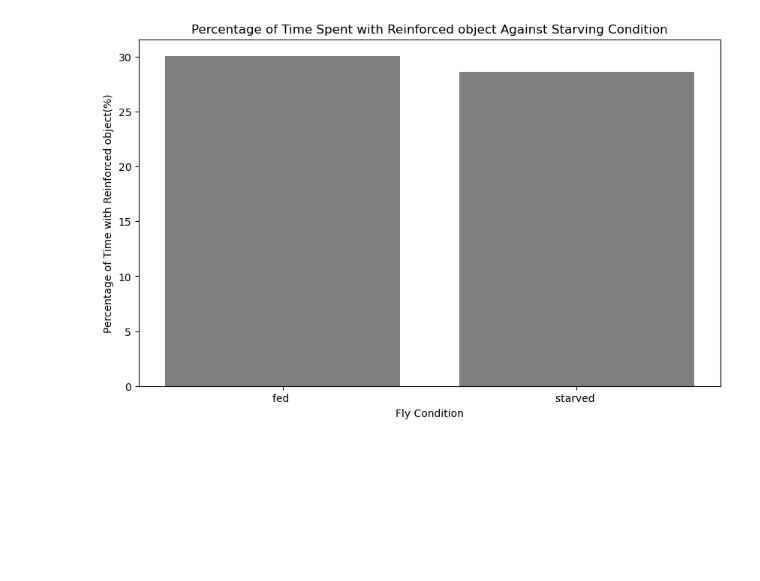
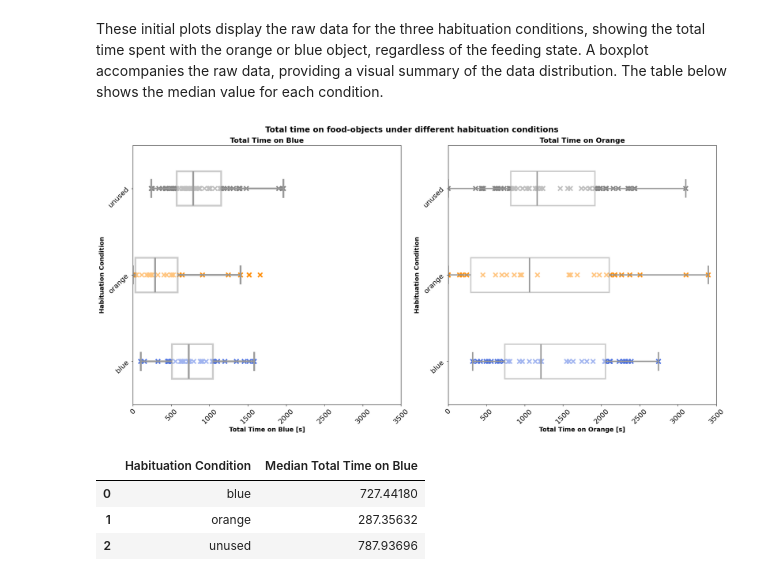
Before and after one commit to NeLy-EPFL/object_preference, a Jupyter notebook: graphs.ipynb, the cells around one changed output. Cells and saved outputs as stored; diff of their text form; code cells hidden in the pictures; blank space fills up the shorter version.

Commit message:
last version of the graphs for the analysis

```diff
--- a/graphs.ipynb
+++ b/graphs.ipynb
@@ -59,3 +9,0 @@ df.loc[(df['habituation_cond'] == 'unused') | (df['starving_cond'] == 'fed'), 'n
-# %%
-# Calculate total time of the five experiments
-df['tot_time'] = df['tot_time_oran'] + df['tot_time_blue'] + df['tot_time_neutral']
@@ -324,17 +10,55 @@ df
-# %%
-#barplot of time with reinforced object for the starving_cond
-# Calculate the percentage of time spent with blue
-df['reinforced_obj_norm'] = (df['tot_time_reinforc_obj'] / df['tot_time']) * 100
-
-# Group the data and calculate the sum of 'percentage_time_blue'
-grouped = df.groupby(['starving_cond', ])['reinforced_obj_norm'].mean().reset_index()
-
-# Create the bar plot
-plt.figure(figsize=(10, 6))
-plt.bar(grouped['starving_cond'] + ' ' , grouped['reinforced_obj_norm'], color = "grey")
-plt.xlabel('Fly Condition')
-plt.ylabel('Percentage of Time with Reinforced object(%)')
-plt.title('Percentage of Time Spent with Reinforced object Against Starving Condition')
-plt.show()
-# %% [output]
-[figure, removed]
+# %% [markdown]
+These initial plots display the raw data for the three habituation conditions, showing the total time spent with the orange or blue object, regardless of the feeding state. A boxplot accompanies the raw data, providing a visual summary of the data distribution. The table below shows the median value for each condition.
+# %%
+# Define your color mapping
+color_dict = {'orange': 'darkorange', 'blue': 'royalblue', 'unused': 'gray'}
+
+# Create a figure with two subplots (one row, two columns)
+fig, axs = plt.subplots(1, 2, figsize=(20, 10))
+
+# Add a title to the figure
+fig.suptitle('Total time on food-objects under different habituation conditions', fontsize=18, weight='bold')
+
+# Plot the scatterplot and boxplot for 'tot_time_orange' on the second subplot
+sns.scatterplot(data=df, x='tot_time_oran', y='habituation_cond', hue='habituation_cond', palette=color_dict, legend=False, marker='x',linewidth=3, s=100, ax=axs[1])
+sns.boxplot(data=df, x='tot_time_oran', y='habituation_cond', color='white', linewidth=3, fliersize=0, boxprops=dict(alpha=0.5), width=0.4, ax=axs[1])
+axs[1].set_xlabel('Total Time on Orange [s]', fontsize=14, weight='bold')
+axs[1].set_ylabel('Habituation Condition', fontsize=14, weight='bold')
+axs[1].set_title('Total Time on Orange', fontsize=16, weight='bold')
+axs[1].set_xlim([0, 3500])
+axs[1].tick_params(axis='both', labelsize=16, rotation=45)
+
+
+# Plot the scatterplot and boxplot for 'tot_time_blue' on the first subplot
+sns.scatterplot(data=df, x='tot_time_blue', y='habituation_cond', hue='habituation_cond', palette=color_dict, legend=False, marker='x', linewidth=3, s=100, ax=axs[0])
+sns.boxplot(data=df, x='tot_time_blue', y='habituation_cond', color='white', linewidth=4, fliersize=0, boxprops=dict(alpha=0.5), width=0.4, ax=axs[0])
+axs[0].set_xlabel('Total Time on Blue [s]', fontsize=14, weight='bold')
+axs[0].set_ylabel('Habituation Condition', fontsize=14, weight='bold')
+axs[0].set_title('Total Time on Blue', fontsize=16, weight='bold')
+axs[0].set_xlim([0, 3500])
+axs[0].tick_params(axis='both', labelsize=16, rotation=45)
+
+
+# Show the plot
+plt.tight_layout()
+plt.subplots_adjust(top=0.92)  # Adjust the top padding to make room for the title
+plt.show()
+# %% [output]
+[figure, added]
+# %%
+# Calculate the median of 'tot_time_oran' for each 'habituation_cond'
+medians = df.groupby('habituation_cond')['tot_time_blue'].median()
+
+# Convert the Series to a DataFrame and reset the index
+medians_df = medians.reset_index()
+
+# Rename the columns
+medians_df.columns = ['Habituation Condition', 'Median Total Time on Blue']
+
+# Display the DataFrame
+medians_df
+# %% [output]
+|  | Habituation Condition | Median Total Time on Blue |
+| 0 | blue | 727.44180 |
+| 1 | orange | 287.35632 |
+| 2 | unused | 787.93696 |
```
Also changed, not shown: parts of 49 cells of this notebook, 3 other files.
